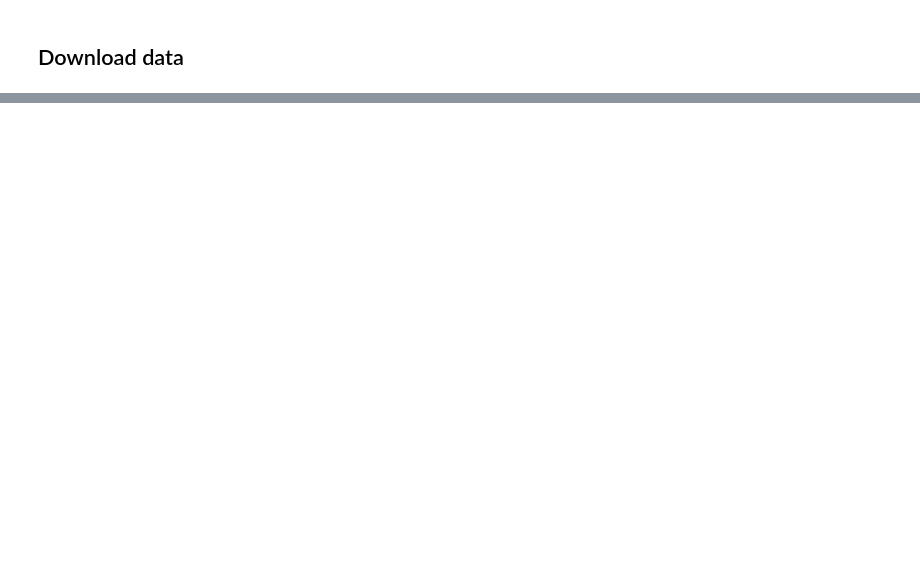
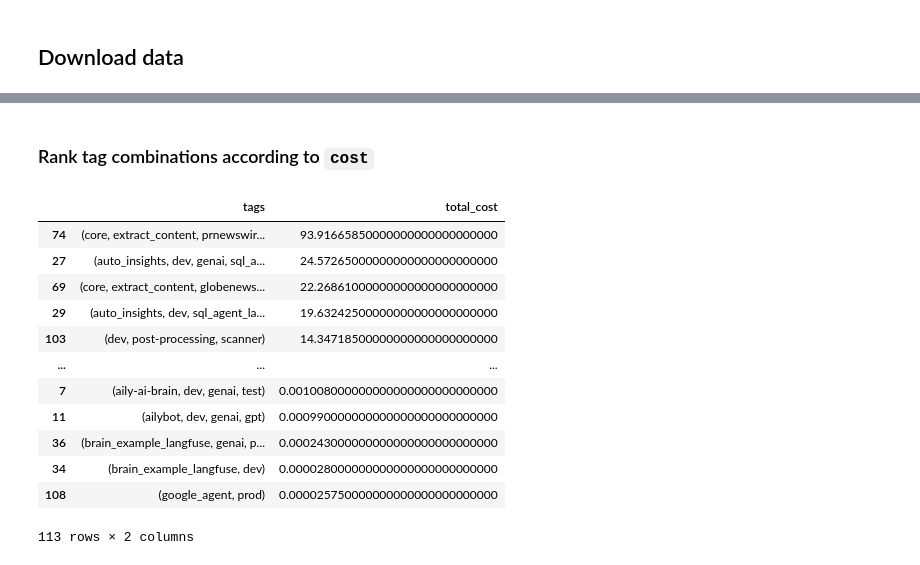
Before and after one commit to fernandorodriguez-aily/explore-langfuse-tags, a Jupyter notebook: notebook.ipynb, the cells around one changed output, grey strips where cells are left out. Drawn from its saved outputs; the diff is of its cells as text; code cells hidden in the pictures; blank space fills up the shorter version.

```diff
--- a/notebook.ipynb
+++ b/notebook.ipynb
@@ -136,0 +369,26 @@ df_trace_session_ids
+# %% [markdown]
+### Rank tag combinations according to `cost`
+# %%
+merged_df = df_generation_observations.merge(df_traces, left_on='trace_id', right_on='id')
+
+# Group by the 'tags' column and aggregate the costs
+tag_combinations_cost = merged_df.groupby(merged_df['tags'].apply(tuple))['cost'].sum().reset_index()
+
+# Rename columns for clarity
+tag_combinations_cost.columns = ['tags', 'total_cost']
+
+tag_combinations_cost.sort_values(["total_cost"], ascending=False)
+# %% [output]
+|  | tags | total_cost |
+| 74 | (core, extract_content, prnewswir... | 93.91665850000000000000000000 |
+| 27 | (auto_insights, dev, genai, sql_a... | 24.57265000000000000000000000 |
+| 69 | (core, extract_content, globenews... | 22.26861000000000000000000000 |
+| 29 | (auto_insights, dev, sql_agent_la... | 19.63242500000000000000000000 |
+| 103 | (dev, post-processing, scanner) | 14.34718500000000000000000000 |
+| ... | ... | ... |
+| 7 | (aily-ai-brain, dev, genai, test) | 0.001008000000000000000000000000 |
+| 11 | (ailybot, dev, genai, gpt) | 0.000990000000000000000000000000 |
+| 36 | (brain_example_langfuse, genai, p... | 0.000243000000000000000000000000 |
+| 34 | (brain_example_langfuse, dev) | 0.000028000000000000000000000000 |
+| 108 | (google_agent, prod) | 0.000025750000000000000000000000 |
+113 rows × 2 columns
```
Also changed, not shown: parts of 19 cells of this notebook.
